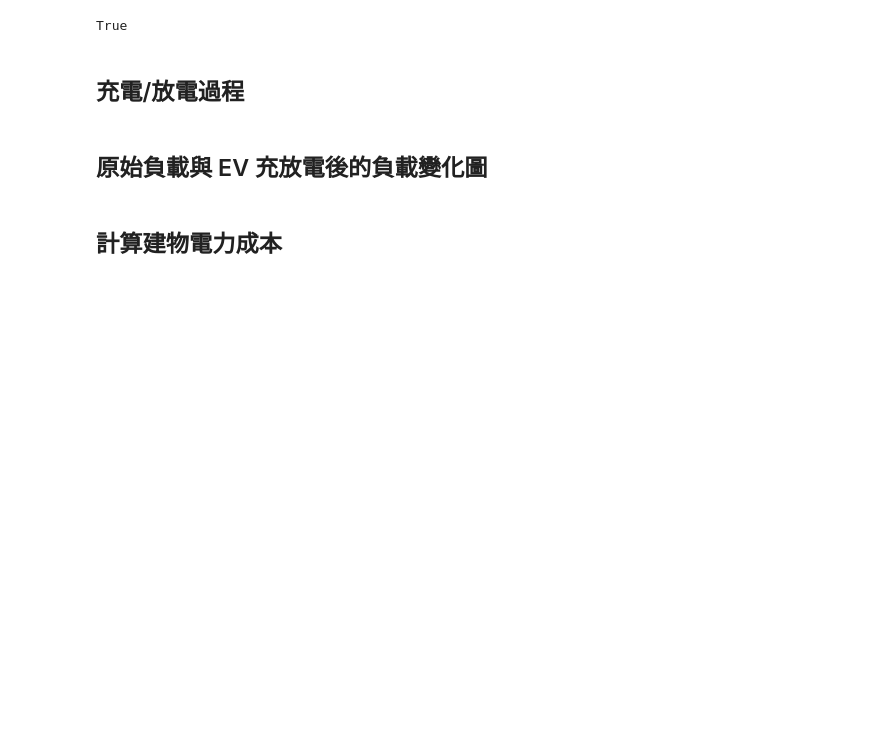
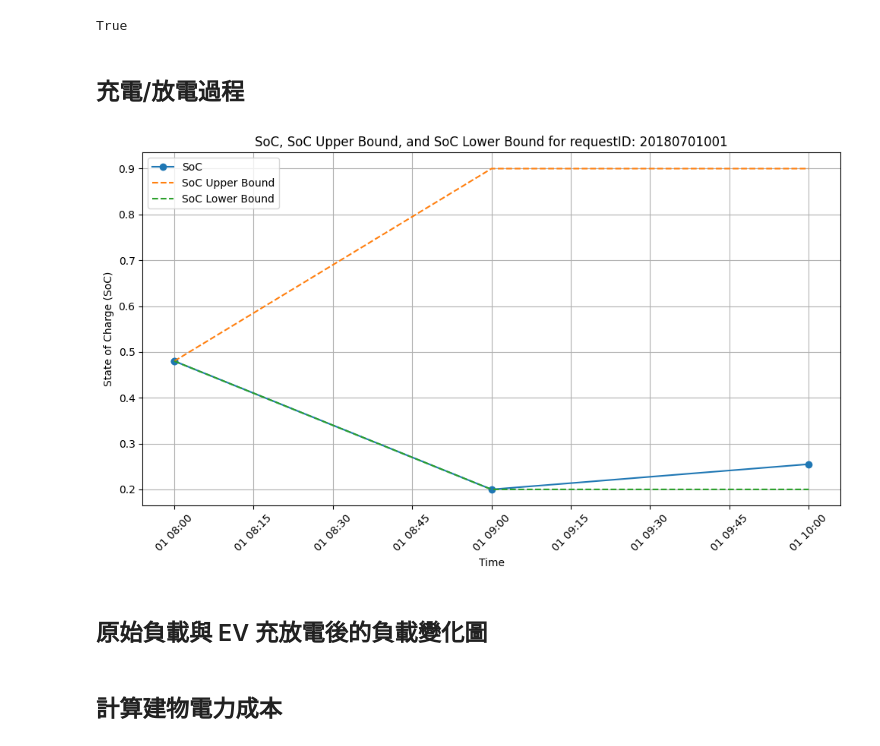
Before and after one commit to carlwang49/MY_WORK, a Jupyter notebook: Evaluation.ipynb, the cells around one changed output. Drawn from its saved outputs; the diff is of its cells as text; code cells hidden in the pictures; blank space fills up the shorter version.

```diff
--- a/Evaluation.ipynb
+++ b/Evaluation.ipynb
@@ -13,41 +13,43 @@ True
 # %% [markdown]
 ## 充電/放電過程
 # %%
-# result_dir = './Result/GB-MARL_alpha0.5_beta0.5_num10/10/' # Replace with the desired result directory
-# start_date = '2018-07-02'
-# end_date = '2018-07-03'
+result_dir = './Result/TEST_alpha0.5_beta0.1_num10_s1/5/' # Replace with the desired result directory
+start_date = '2018-07-01'
+end_date = '2018-07-02'
 
-# # Convert string dates to datetime objects
-# start_date = datetime.strptime(start_date, '%Y-%m-%d')
-# end_date = datetime.strptime(end_date, '%Y-%m-%d')
+# Convert string dates to datetime objects
+start_date = datetime.strptime(start_date, '%Y-%m-%d')
+end_date = datetime.strptime(end_date, '%Y-%m-%d')
 
-# # Read the CSV file
-# soc_history_file_path = result_dir + 'soc_history.csv'
-# data = pd.read_csv(soc_history_file_path)
+# Read the CSV file
+soc_history_file_path = result_dir + 'test_soc_history.csv'
+data = pd.read_csv(soc_history_file_path)
 
-# # Convert 'current_time' to datetime
-# data['current_time'] = pd.to_datetime(data['current_time'])
+# Convert 'current_time' to datetime
+data['current_time'] = pd.to_datetime(data['current_time'])
 
-# # Function to plot SoC, SoC_upper_bound, and SoC_lower_bound for a given requestID
-# def plot_soc_for_requestID(requestID):
-#     filtered_data = data[data['requestID'] == requestID]
+# Function to plot SoC, SoC_upper_bound, and SoC_lower_bound for a given requestID
+def plot_soc_for_requestID(requestID):
+    filtered_data = data[data['requestID'] == requestID]
 
-#     plt.figure(figsize=(10, 6))
-#     plt.plot(filtered_data['current_time'], filtered_data['soc'], label='SoC', marker='o')
-#     plt.plot(filtered_data['current_time'], filtered_data['SoC_upper_bound'], label='SoC Upper Bound', linestyle='--')
-#     plt.plot(filtered_data['current_time'], filtered_data['SoC_lower_bound'], label='SoC Lower Bound', linestyle='--')
+    plt.figure(figsize=(10, 6))
+    plt.plot(filtered_data['current_time'], filtered_data['soc'], label='SoC', marker='o')
+    plt.plot(filtered_data['current_time'], filtered_data['SoC_upper_bound'], label='SoC Upper Bound', linestyle='--')
+    plt.plot(filtered_data['current_time'], filtered_data['SoC_lower_bound'], label='SoC Lower Bound', linestyle='--')
 
-#     plt.xlabel('Time')
-#     plt.ylabel('State of Charge (SoC)')
-#     plt.title(f'SoC, SoC Upper Bound, and SoC Lower Bound for requestID: {requestID}')
-#     plt.legend()
-#     plt.grid(True)
-#     plt.xticks(rotation=45)
-#     plt.tight_layout()
+    plt.xlabel('Time')
+    plt.ylabel('State of Charge (SoC)')
+    plt.title(f'SoC, SoC Upper Bound, and SoC Lower Bound for requestID: {requestID}')
+    plt.legend()
+    plt.grid(True)
+    plt.xticks(rotation=45)
+    plt.tight_layout()
 
-#     plt.show()
+    plt.show()
 
-# plot_soc_for_requestID(20180702001)  # Replace with the desired requestID
+plot_soc_for_requestID(20180701001)  # Replace with the desired requestID
+# %% [output]
+[figure, added]
 # %% [markdown]
 ## 原始負載與 EV 充放電後的負載變化圖
 # %%
```
Also changed, not shown: 4 other files.
